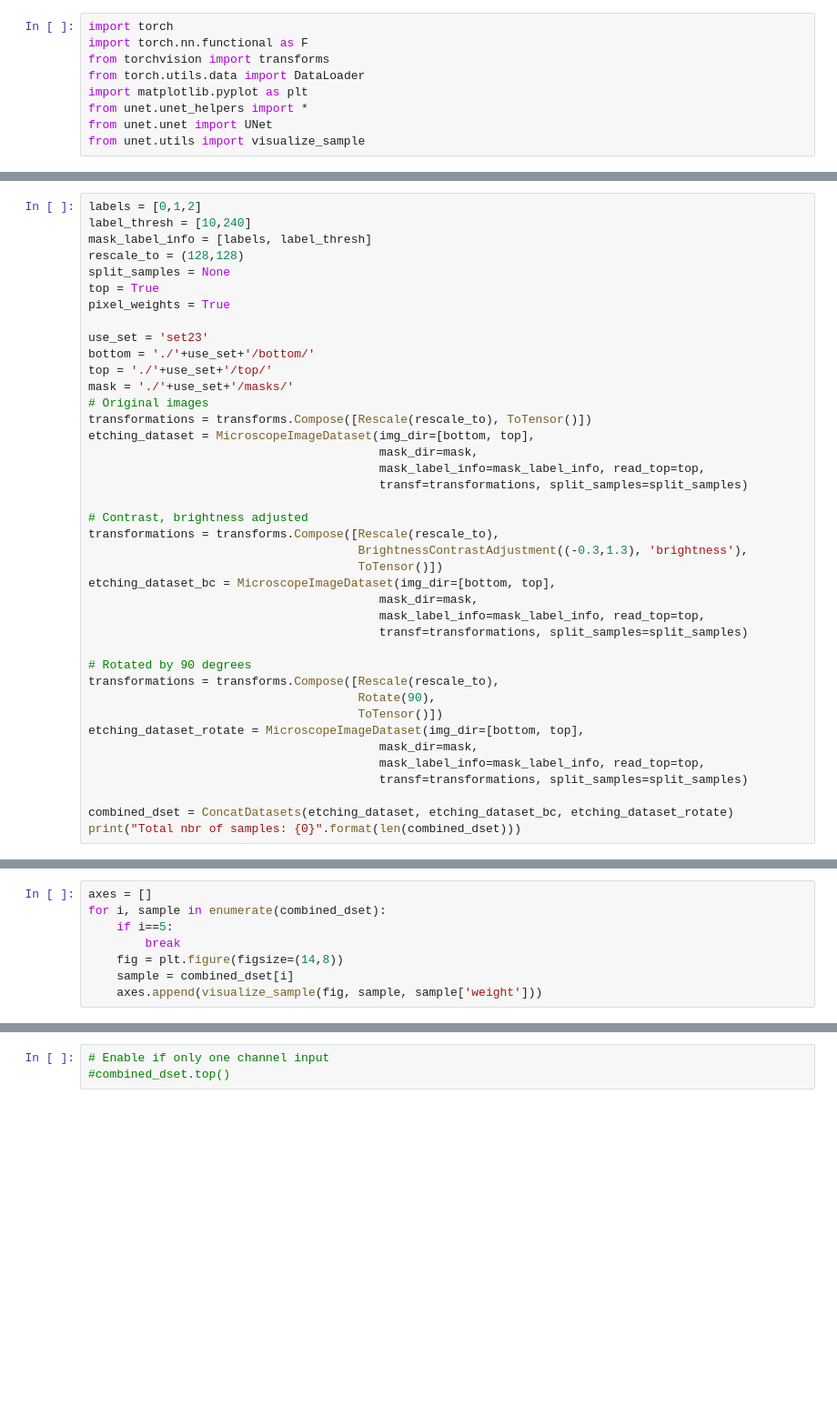
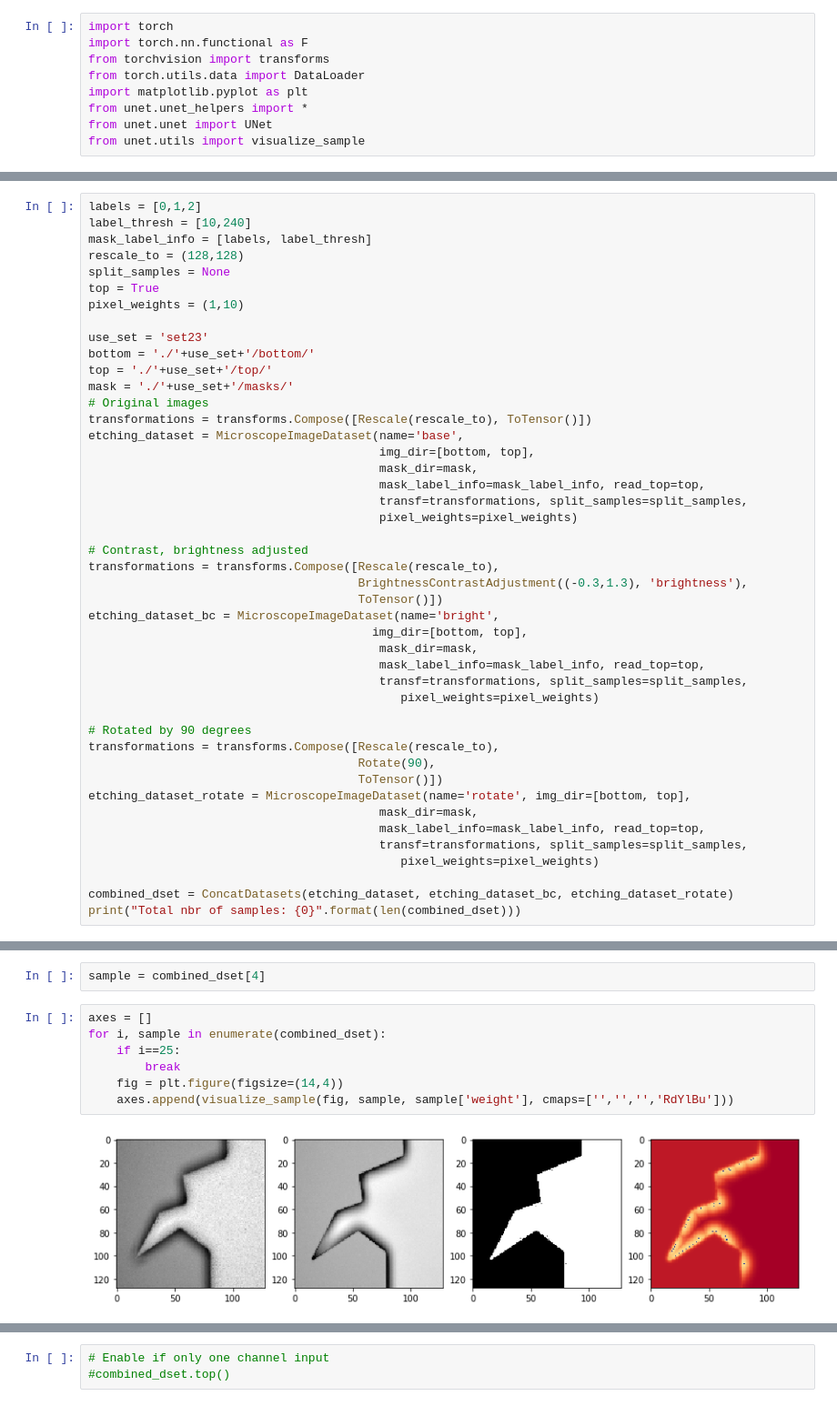
Before and after one commit to silvan-stettler/ml-processopt, a Jupyter notebook: unet_segmentation.ipynb, the cells around one changed output, grey strips where cells are left out. Shown at 91% size. Drawn from its saved outputs; the diff is of its cells as text; blank space fills up the shorter version.

Commit message:
Pixel-wise loss weight done
, corrected weight init

```diff
--- a/unet_segmentation.ipynb
+++ b/unet_segmentation.ipynb
@@ -21,7 +21,7 @@ mask_label_info = [labels, label_thresh]
 rescale_to = (128,128)
 split_samples = None
 top = True
-pixel_weights = True
+pixel_weights = (1,10)
 
 use_set = 'set23'
 bottom = './'+use_set+'/bottom/'
@@ -29,28 +29,33 @@ top = './'+use_set+'/top/'
 mask = './'+use_set+'/masks/'
 # Original images
 transformations = transforms.Compose([Rescale(rescale_to), ToTensor()])
-etching_dataset = MicroscopeImageDataset(img_dir=[bottom, top],
+etching_dataset = MicroscopeImageDataset(name='base',
+                                         img_dir=[bottom, top],
                                          mask_dir=mask,
                                          mask_label_info=mask_label_info, read_top=top,
-                                         transf=transformations, split_samples=split_samples)
+                                         transf=transformations, split_samples=split_samples,
+                                         pixel_weights=pixel_weights)
 
 # Contrast, brightness adjusted
 transformations = transforms.Compose([Rescale(rescale_to),
                                       BrightnessContrastAdjustment((-0.3,1.3), 'brightness'),
                                       ToTensor()])
-etching_dataset_bc = MicroscopeImageDataset(img_dir=[bottom, top],
+etching_dataset_bc = MicroscopeImageDataset(name='bright',
+                                        img_dir=[bottom, top],
                                          mask_dir=mask,
                                          mask_label_info=mask_label_info, read_top=top,
-                                         transf=transformations, split_samples=split_samples)
+                                         transf=transformations, split_samples=split_samples,
+                                            pixel_weights=pixel_weights)
 
 # Rotated by 90 degrees
 transformations = transforms.Compose([Rescale(rescale_to),
                                       Rotate(90),
                                       ToTensor()])
-etching_dataset_rotate = MicroscopeImageDataset(img_dir=[bottom, top],
+etching_dataset_rotate = MicroscopeImageDataset(name='rotate', img_dir=[bottom, top],
                                          mask_dir=mask,
                                          mask_label_info=mask_label_info, read_top=top,
-                                         transf=transformations, split_samples=split_samples)
+                                         transf=transformations, split_samples=split_samples,
+                                            pixel_weights=pixel_weights)
 
 combined_dset = ConcatDatasets(etching_dataset, etching_dataset_bc, etching_dataset_rotate)
 print("Total nbr of samples: {0}".format(len(combined_dset)))
@@ -57,8 +76,11 @@ print("Total nbr of samples: {0}".format(len(combined_dset)))
+# %%
+sample = combined_dset[4]
 # %%
 axes = []
 for i, sample in enumerate(combined_dset):
-    if i==5:
+    if i==25:
         break
-    fig = plt.figure(figsize=(14,8))
-    sample = combined_dset[i]
-    axes.append(visualize_sample(fig, sample, sample['weight']))
+    fig = plt.figure(figsize=(14,4))
+    axes.append(visualize_sample(fig, sample, sample['weight'], cmaps=['','','','RdYlBu']))
+# %% [output]
+[figure, added]
```
Also changed, not shown: parts of 3 cells of this notebook, 2 other files.
